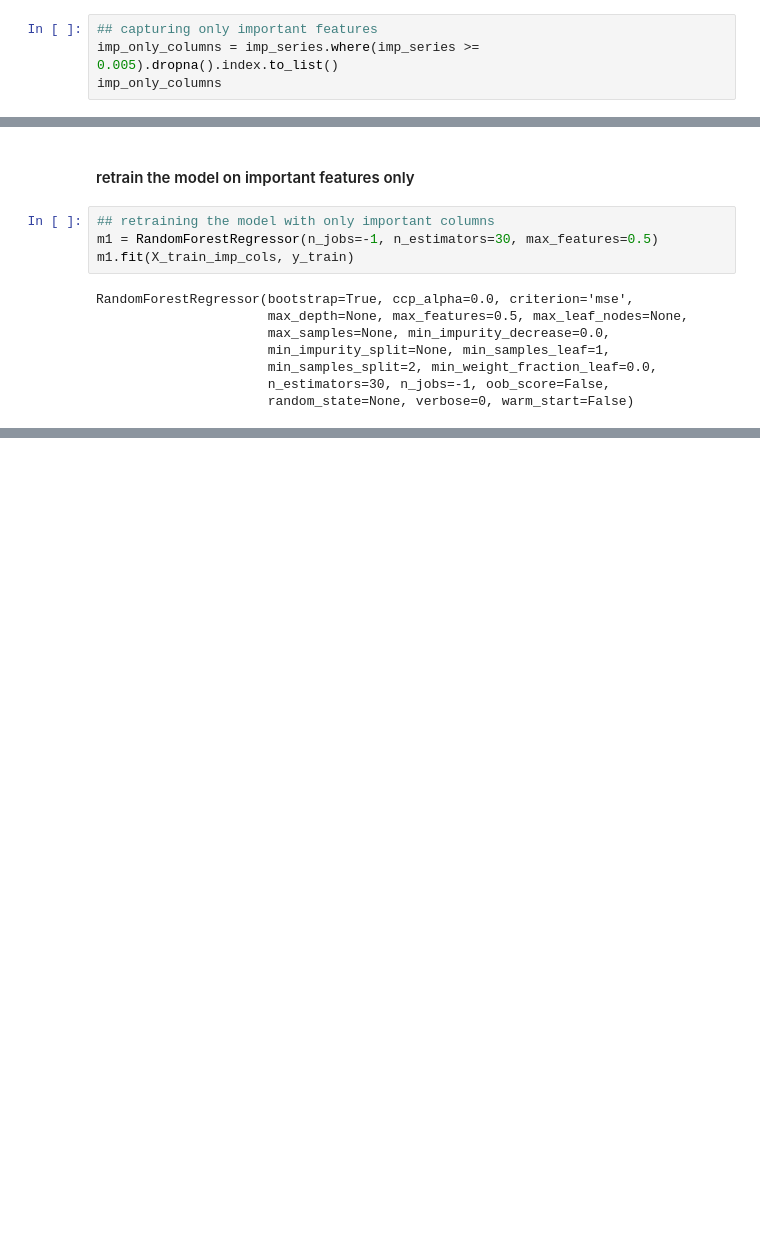
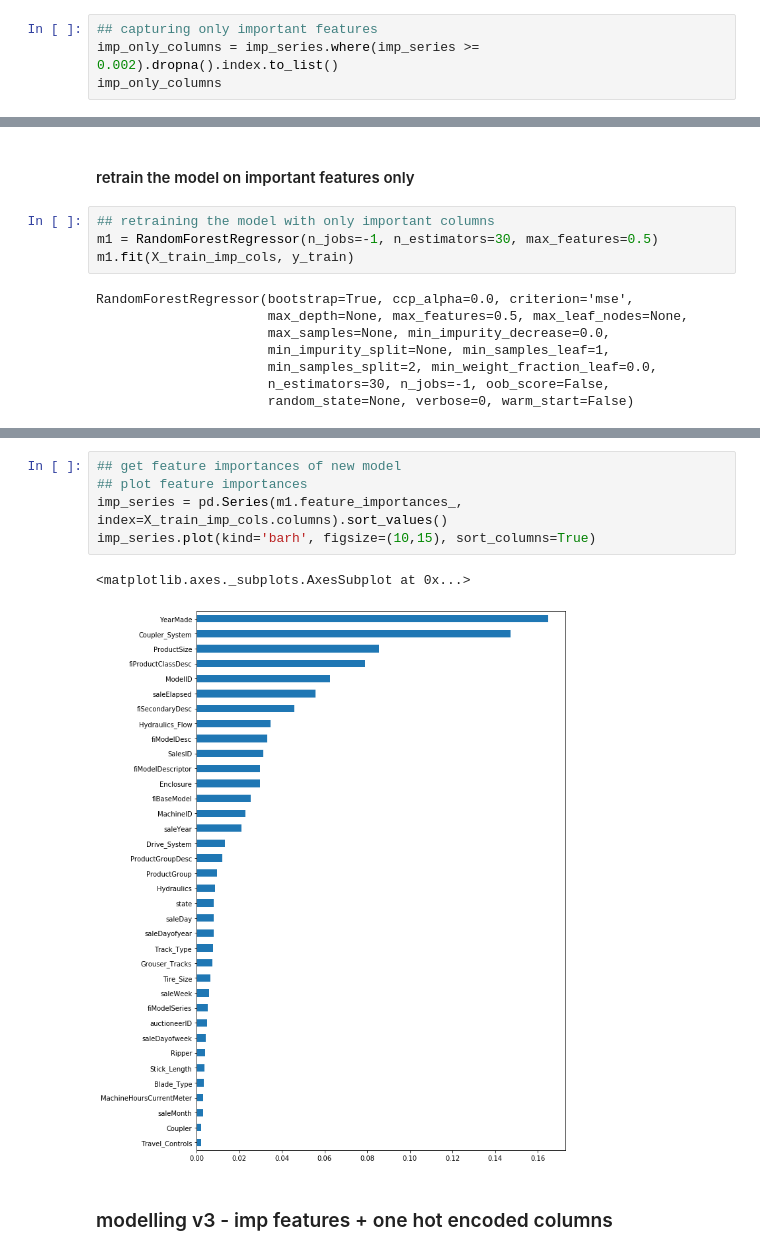
Before and after one commit to mathurk1/Fastai-ML-lessons, a Jupyter notebook: BlueBookForBulldozers.ipynb, the cells around one changed output, grey strips where cells are left out. Saved outputs shown, nothing was run; the diff lists cells and outputs as text; blank space fills up the shorter version.

```diff
--- a/BlueBookForBulldozers.ipynb
+++ b/BlueBookForBulldozers.ipynb
@@ -214,5 +214,5 @@ imp_series.plot(kind='barh', figsize=(10,15), sort_columns=True)
 # %%
 ## capturing only important features
-imp_only_columns = imp_series.where(imp_series >= 0.005).dropna().index.to_list()
+imp_only_columns = imp_series.where(imp_series >= 0.002).dropna().index.to_list()
 imp_only_columns
 # %% [output]
@@ -261,0 +280,10 @@ mean_squared_error(y_test, m1.predict(X_test[imp_only_columns]), squared=False)
+# %%
+## get feature importances of new model
+## plot feature importances
+imp_series = pd.Series(m1.feature_importances_, index=X_train_imp_cols.columns).sort_values()
+imp_series.plot(kind='barh', figsize=(10,15), sort_columns=True)
+# %% [output]
+<matplotlib.axes._subplots.AxesSubplot at 0x...>
+[figure, added]
+# %% [markdown]
+### modelling v3 - imp features + one hot encoded columns
```
Also changed, not shown: parts of 44 cells of this notebook.
